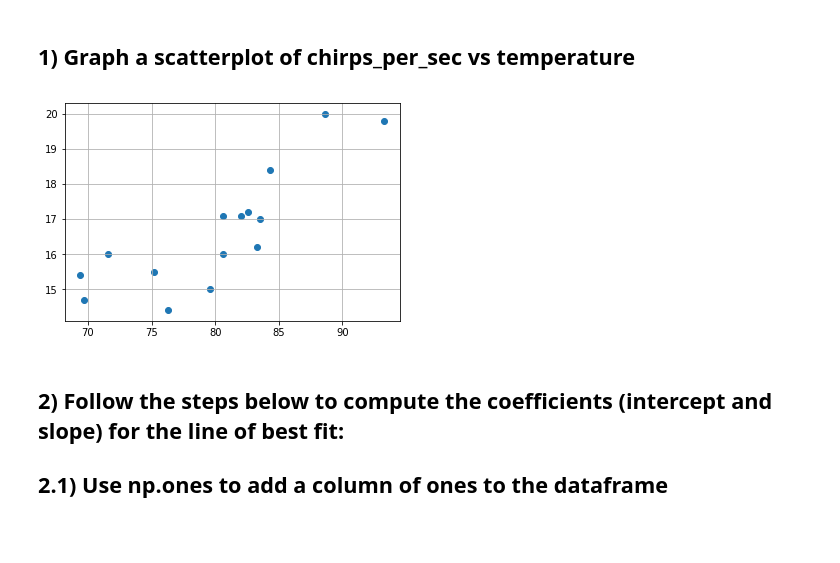
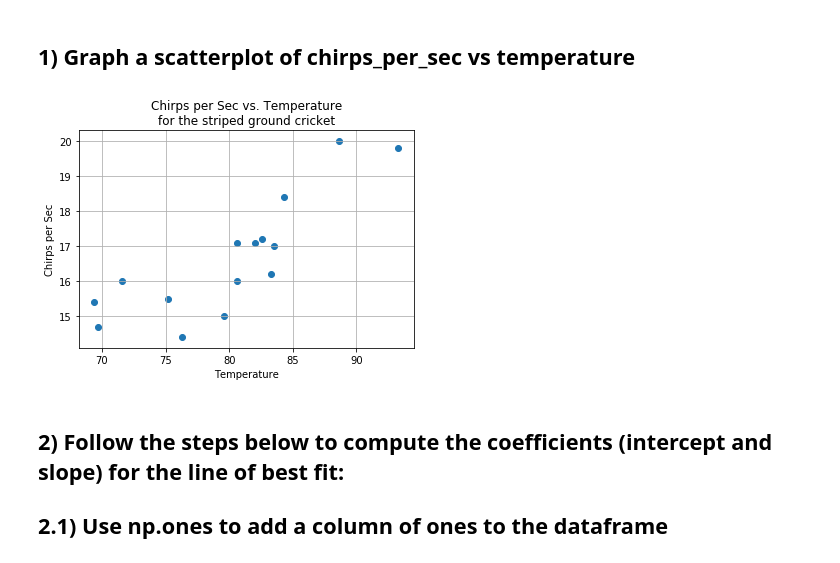
Before and after one commit to Nov05/Lambda-School-Data-Science, a Jupyter notebook: LSDS_Intro_Assignment_6_Linear_Algebra_Applications.ipynb, the cells around one changed output. Drawn from its saved outputs; the diff is of its cells as text; code cells hidden in the pictures; blank space fills up the shorter version.

```diff
--- a/LSDS_Intro_Assignment_6_Linear_Algebra_Applications.ipynb
+++ b/LSDS_Intro_Assignment_6_Linear_Algebra_Applications.ipynb
@@ -39,9 +39,12 @@ Requirement already satisfied: xlrd in /usr/local/lib/python3.6/dist-packages (1
 # %%
 ##### Your Code Here #####
 plt.scatter(df.temperature, df.chirps_per_sec)
 plt.grid(True)
+plt.xlabel('Temperature')
+plt.ylabel('Chirps per Sec')
+plt.title('Chirps per Sec vs. Temperature\nfor the striped ground cricket');
 # %% [output]
-[figure, old version]
+[figure, new version]
 # %% [markdown]
 ## 2) Follow the steps below to compute the coefficients (intercept and slope) for the line of best fit:
 
```
Also changed, not shown: parts of 2 cells of this notebook.
